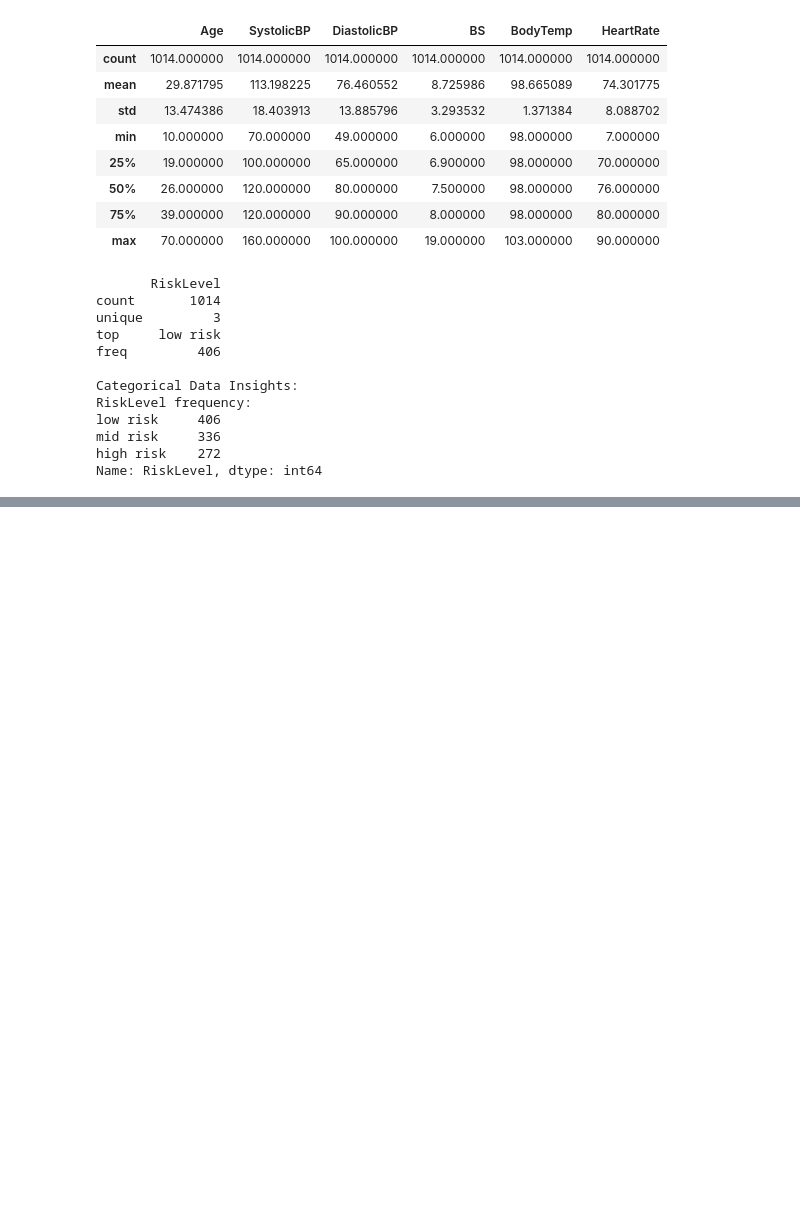
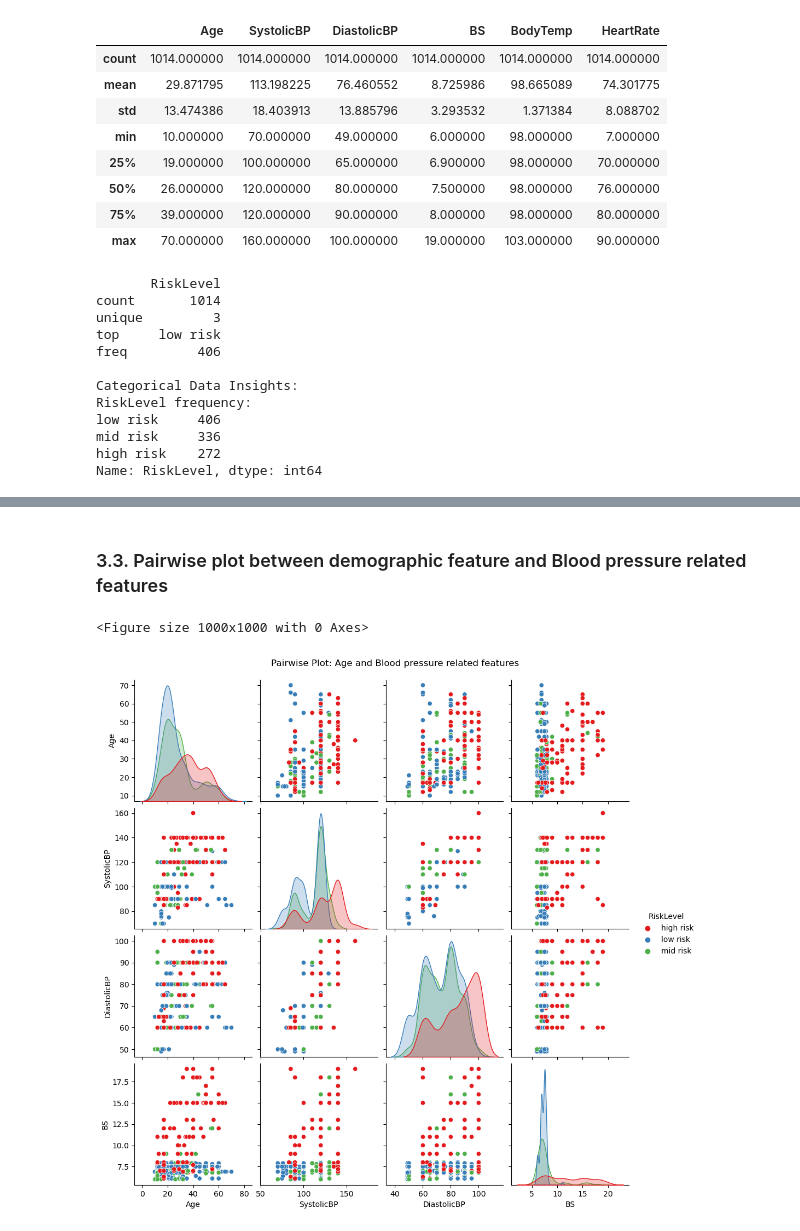
Before and after one commit to Maryannrichard/Maternal_health_research, a Jupyter notebook: MATERNAL_HEALTH_ML_CODE.ipynb, the cells around one changed output, grey strips where cells are left out. Saved outputs shown, nothing was run; the diff lists cells and outputs as text; code cells hidden in the pictures; blank space fills up the shorter version.

```diff
--- a/MATERNAL_HEALTH_ML_CODE.ipynb
+++ b/MATERNAL_HEALTH_ML_CODE.ipynb
@@ -220,0 +284,14 @@ Enhanced Data set
+# %% [markdown]
+### 3.3. Pairwise plot between demographic feature and Blood pressure related features
+# %%
+# Define feature sets
+features_1 = ['Age', 'SystolicBP', 'DiastolicBP', 'BS']
+
+# Pairwise plot
+plt.figure(figsize=(10, 10))
+sns.pairplot(df, vars=features_1, hue='RiskLevel', palette='Set1')
+plt.suptitle('Pairwise Plot: Age and Blood pressure related features', y=1.02)
+plt.show();
+# %% [output]
+<Figure size 1000x1000 with 0 Axes>
+[figure, added]
```
Also changed, not shown: parts of 30 cells of this notebook.
